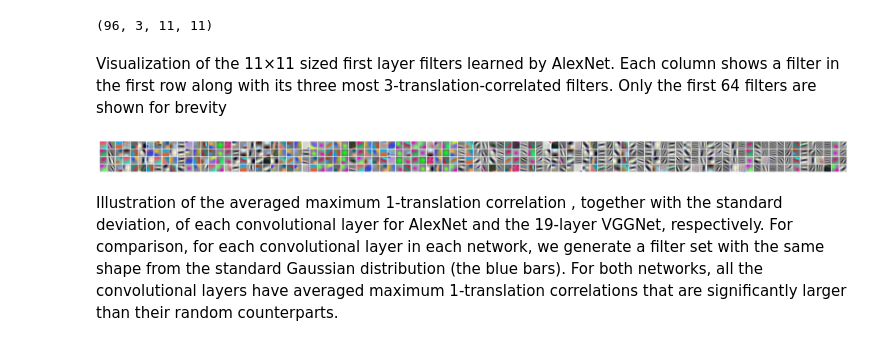
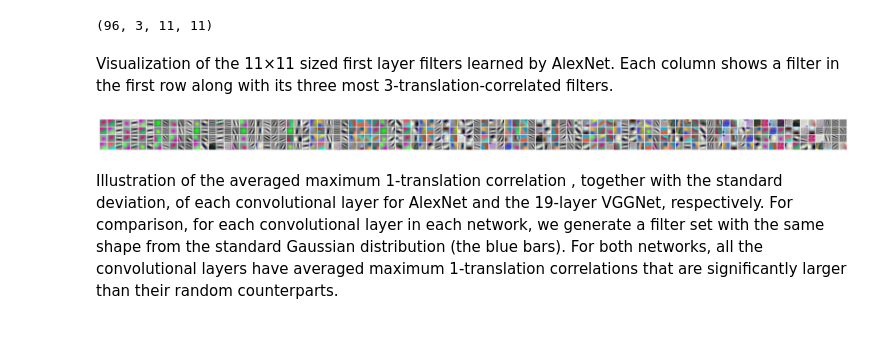
Before and after one commit to coppensg/DoublyCNN-tensorflow, a Jupyter notebook: notebooks/filters_correlation.ipynb, the cells around one changed output. Drawn from its saved outputs; the diff is of its cells as text; code cells hidden in the pictures.

Commit message:
[Notebook] ordering correlated filters by avg (filter with the most correlation are on the left)

```diff
--- a/notebooks/filters_correlation.ipynb
+++ b/notebooks/filters_correlation.ipynb
@@ -62,7 +65,13 @@ def get_most_correlated_filter(n, k, W):
             k_trans_corr_list.append((j, k_translation_correlation(k, W[i], W[j])))
 
         n_most_corr = heapq.nlargest(n, k_trans_corr_list, key=lambda x: x[1])
-        lst.append(map(lambda x : x[0],n_most_corr))
+        most_corr_avg = 0.
+        for k in range(n):
+            most_corr_avg += n_most_corr[k][1]
+        most_corr_avg /= n
+        lst.append((i,n_most_corr, most_corr_avg))
+
+    lst.sort(key=lambda x: x[2], reverse=True)
 
     return lst
 print WAlex[0].shape
@@ -71,26 +80,26 @@ print WAlex[0].shape
 # %%
 three_most_corr = get_most_correlated_filter(3, 3, WAlex[0])
 # %% [markdown]
-Visualization of the 11×11 sized first layer filters learned by AlexNet. Each column shows a filter in the first row along with its three most 3-translation-correlated filters. Only the first 64 filters are shown for brevity
+Visualization of the 11×11 sized first layer filters learned by AlexNet. Each column shows a filter in the first row along with its three most 3-translation-correlated filters.
 # %%
 # Display n first filter of layer 1 and there 3 most 3-translation-correlated filters
 n = 96
 plt.figure(figsize=(n,4))
 plt.subplots_adjust(hspace=0.05, wspace=0.08)
 
 for i in range(4):
     for j in range(n):
-        filter_idx = j if i == 0 else three_most_corr[j][i-1]
+        filter_idx = three_most_corr[j][0] if i == 0 else three_most_corr[j][1][i-1][0]
         filter = np.moveaxis(WAlex[0][filter_idx], [0, 1, 2], [-1, -2, -3])
         min_ = filter.min()
         max_ = filter.max()
         filter = (filter-min_)/(max_-min_)
         plt.subplot(4, n, i*n+j+1)
         plt.axis('off')
         plt.imshow(filter)
 plt.show()
 # %% [output]
-[figure, old version]
+[figure, new version]
 # %% [markdown]
 Illustration of the averaged maximum 1-translation correlation
 , together with the standard deviation, of each convolutional layer for AlexNet and the 19-layer VGGNet, respectively. For comparison, for each convolutional layer in each network, we generate a filter set with the same shape from the standard Gaussian distribution (the blue bars). For both networks, all the convolutional layers have averaged maximum 1-translation correlations that are significantly larger than their random counterparts.
```
Also changed, not shown: parts of 2 cells of this notebook.
